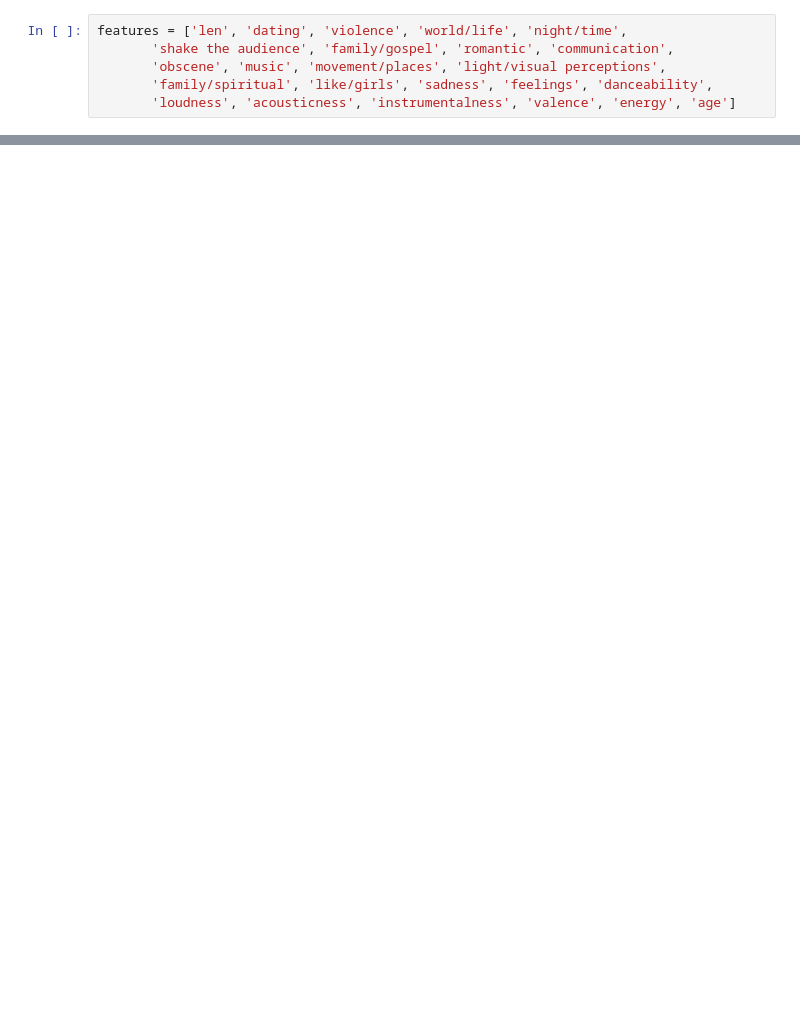
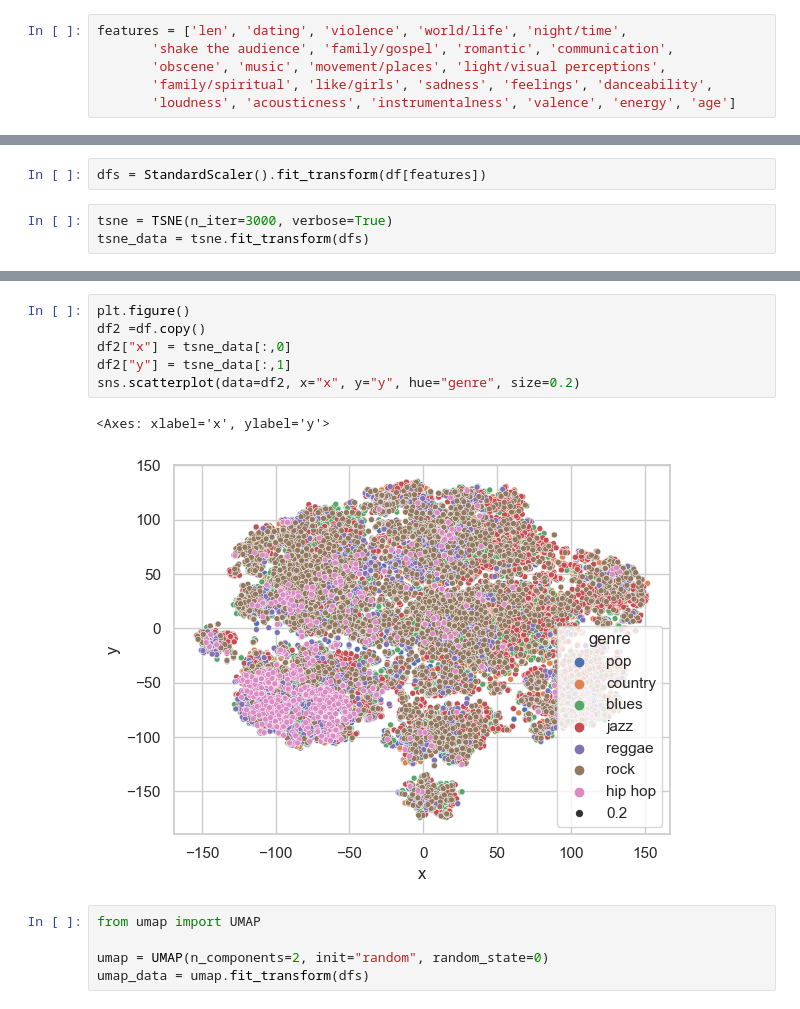
Before and after one commit to Aekai/kaggle-1950-2019songs, a Jupyter notebook: Data description.ipynb, the cells around one changed output, grey strips where cells are left out. Drawn from its saved outputs; the diff is of its cells as text; blank space fills up the shorter version.

Commit message:
Try umap + clustering to see number of genres

```diff
--- a/Data description.ipynb
+++ b/Data description.ipynb
@@ -86,0 +78,5 @@ sns.scatterplot(x=pca[:,0], y=pca[:,1], hue=df["genre"])
+# %%
+dfs = StandardScaler().fit_transform(df[features])
+# %%
+tsne = TSNE(n_iter=3000, verbose=True)
+tsne_data = tsne.fit_transform(dfs)
@@ -86,0 +101,14 @@ sns.scatterplot(x=pca[:,0], y=pca[:,1], hue=df["genre"])
+# %%
+plt.figure()
+df2 =df.copy()
+df2["x"] = tsne_data[:,0]
+df2["y"] = tsne_data[:,1]
+sns.scatterplot(data=df2, x="x", y="y", hue="genre", size=0.2)
+# %% [output]
+<Axes: xlabel='x', ylabel='y'>
+[figure, added]
+# %%
+from umap import UMAP
+
+umap = UMAP(n_components=2, init="random", random_state=0)
+umap_data = umap.fit_transform(dfs)
```
Also changed, not shown: parts of 7 cells of this notebook, 7 other files.
